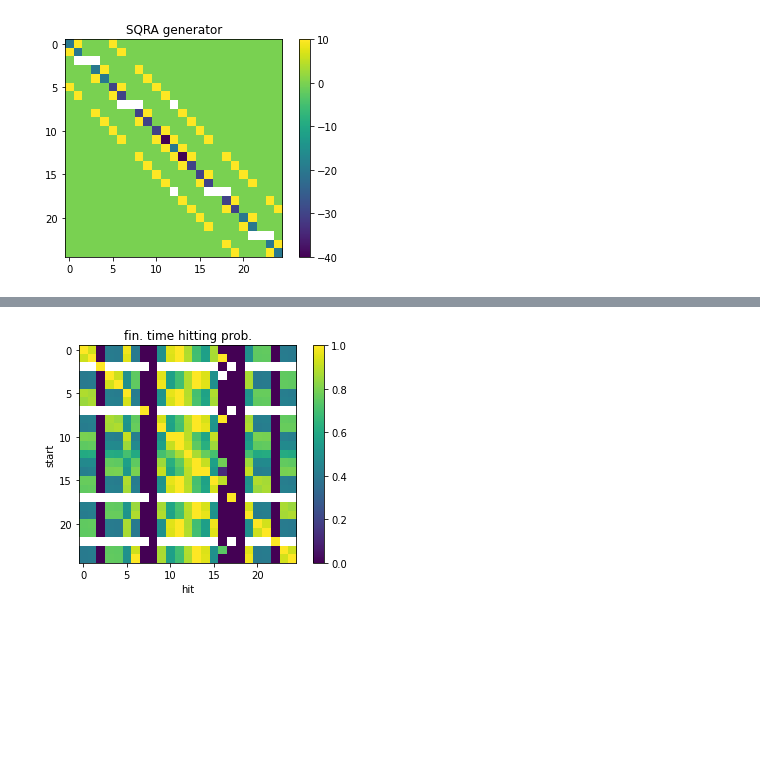
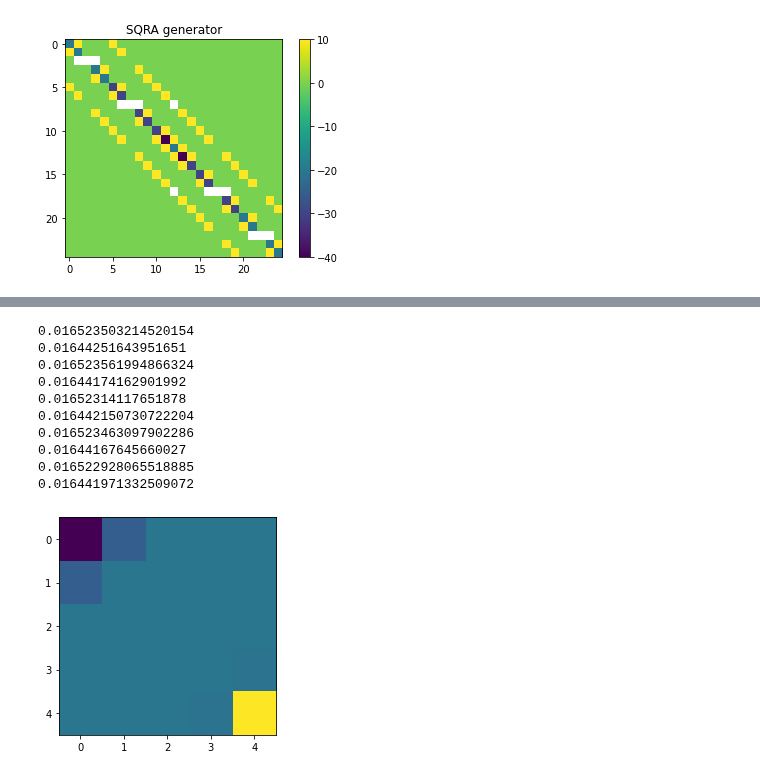
Before and after one commit to axsk/augmented-jump-chain, a Jupyter notebook: study_flat.ipynb, the cells around one changed output, grey strips where cells are left out. Saved outputs shown, nothing was run; the diff lists cells and outputs as text; code cells hidden in the pictures; blank space fills up the shorter version.

```diff
--- a/study_flat.ipynb
+++ b/study_flat.ipynb
@@ -168,4 +231,0 @@ plt.colorbar()
-# %%
-o_h.plot_fin_hit_prob()
-# %% [output]
-[figure, removed]
@@ -173,0 +234,23 @@ o_h.scatter()
+# %%
+sp = s_p.perturbed_copy()
+# %%
+ap = ode.finite_time_hitting_prob_adjoint([sp.Q]*3, dts, [sp.u]*3, nquad=100)
+# %%
+for i in range(10):
+    ap = ode.finite_time_hitting_prob_adjoint([sp.Q]*3, dts, [sp.u]*3, nquad =100)
+    m, d = ap.min_and_derivative()
+    sp = sp.perturbed_copy(d*1)
+    print(m)
+    plt.imshow(d.reshape((5,5)))
+# %% [output]
+0.016523503214520154
+0.01644251643951651
+0.016523561994866324
+0.01644174162901992
+0.01652314117651878
+0.016442150730722204
+0.016523463097902286
+0.01644167645660027
+0.016522928065518885
+0.016441971332509072
+[figure, added]
```
Also changed, not shown: parts of 45 cells of this notebook, 3 other files.
